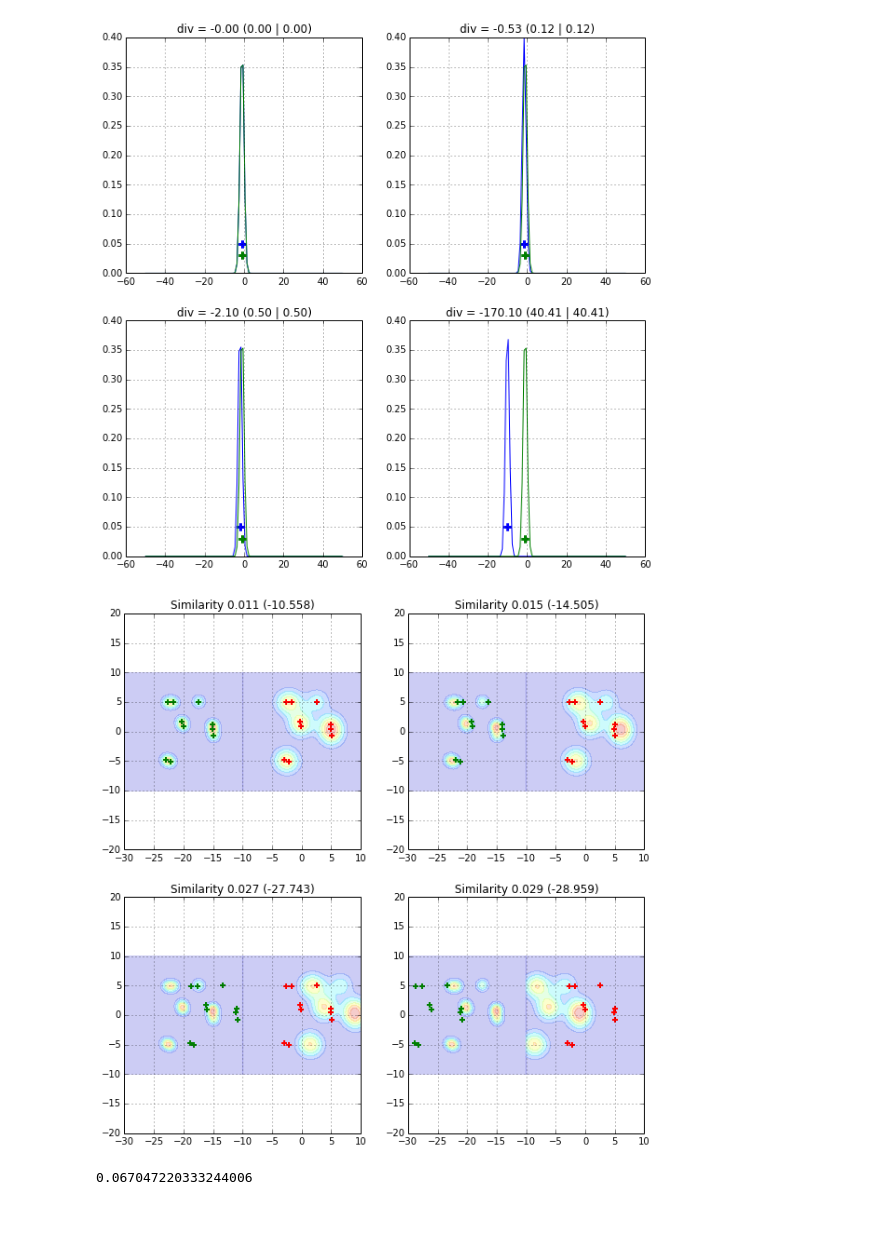
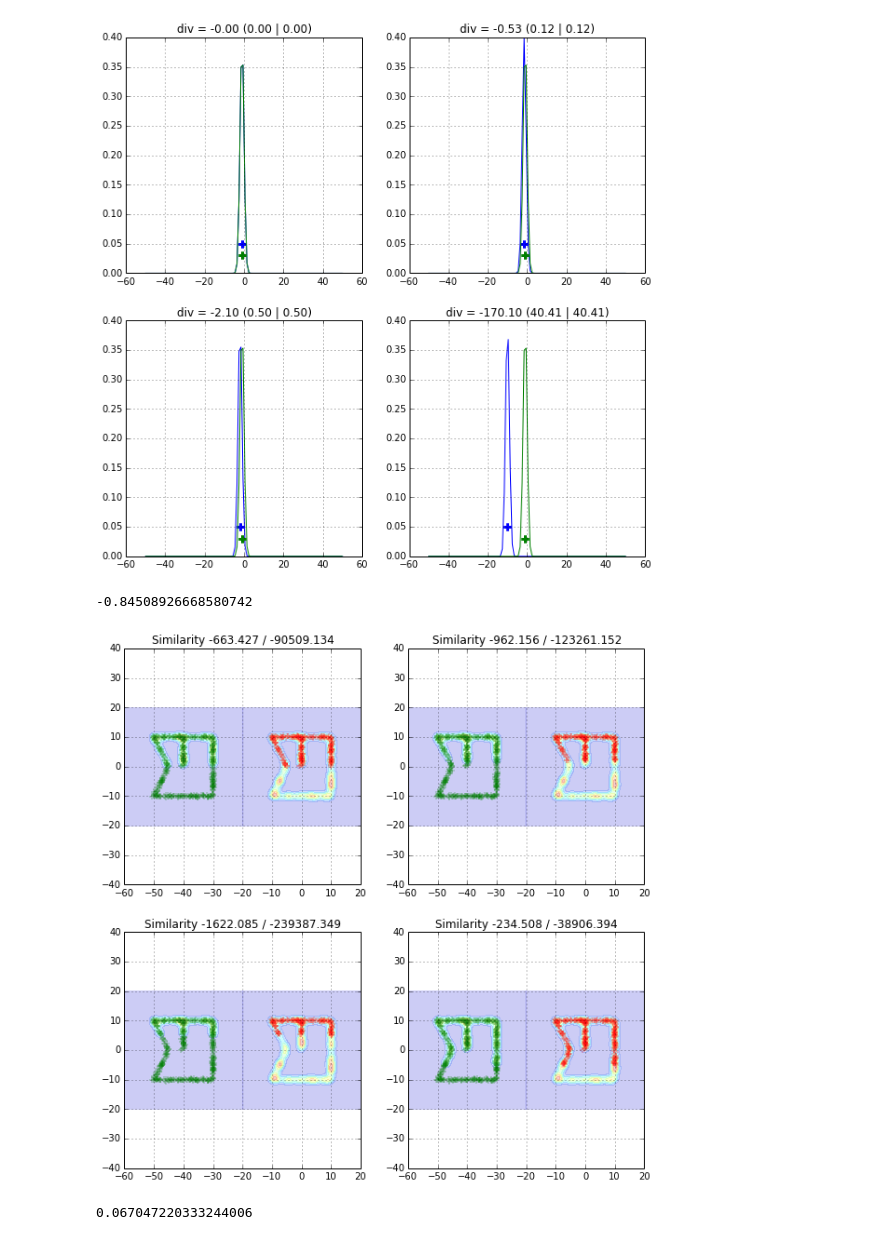
Before and after one commit to sisl/autoATC, a Jupyter notebook: MCMC/MCMC_toy.ipynb, the cells around one changed output. Cells and saved outputs as stored; diff of their text form; code cells hidden in the pictures.

Commit message:
falling back on simple score method ...

```diff
--- a/MCMC/MCMC_toy.ipynb
+++ b/MCMC/MCMC_toy.ipynb
@@ -274,9 +304,23 @@ def g2d(z):
     for mu in xy_m:
         v += mv_normal_pdf([z], mu[::-1], Tau_m)
     return v/len(xy_d)
+# %%
+from sklearn.neighbors import KDTree
+Ng = 200
+x = np.linspace(-20., 20., Ng)
+y = np.linspace(-20., 20., Ng)
+xx, yy = np.meshgrid(x, y)
+xy_grid = np.column_stack([xx.flatten(), yy.flatten()])
+
+
+
+def repopulate_tree(x, z):
+    tree_m = KDTree(x)
+    tree_d = KDTree(z)
+    gz2d_tree = tree_m.kernel_density(xy_grid, h=1, kernel='gaussian').reshape(Ng,Ng)
+    fz2d_tree = tree_d.kernel_density(xy_grid, h=1, kernel='gaussian').reshape(Ng,Ng)
+    return (fz2d_tree, gz2d_tree)
 # %%
-x = np.linspace(-10., 10., 100)
-y = np.linspace(-10., 10., 100)
 xx, yy = np.meshgrid(x, y, sparse=True)
 dz = x[1] - x[0]
 # %%
@@ -294,31 +338,42 @@ def repopulate():
 # %%
 xy_m = toy.xy_meas[:, :] * 1.0
 xy_d = toy.xy_points.value * 1.0
+# %%
+toy.scoreSimple(xy_d, xy_m)
+logSim2D(xy_d, xy_m)
+# %% [output]
+-0.84508926668580742
 # %%
-for (idx, fact) in enumerate([1., 2., 5., -5]):
-#     plt.subplot(2,2,idx+1)
+for (idx, fact) in enumerate([0., 2., 5., -5]):
+    plt.subplot(2,2,idx+1)
 #     xy_d = np.array([[0., 0.],[-0., -0.], [1., 1.]]);
 #     xy_d[2] *= fact
 #     if idx == 3:
 #         xy_d[1] += -5
 
 #     xy_d = 1.*xy_m; xy_d[:, 0] += 1 * (fact-1)
 
-    repopulate()
-    sim2D = similarity(fz2d, gz2d, dz*dz)
-    plt.title('Similarity %.3f (%.3f)'%(sim2D, 1e3*logSim2D(xy_d, xy_m)))
-    plt.contourf(x-20,y,gz2d, alpha=.2)
-    plt.plot(xy_d[:, 0]-20, xy_d[:, 1], marker='+', color='g', markeredgewidth=2, linestyle="")
+    xy_d = toy.xy_meas
 
-    plt.contourf(x,y,fz2d, alpha=.2)
-    plt.plot(xy_m[:, 0], xy_m[:, 1], marker='+', color='r', markeredgewidth=2, linestyle="")
+
+    xy_m = toy.xy_meas * 1.;
+    idx = xy_m[:, 1] > fact;
+    xy_m = xy_m[idx, :]
+
+    (fz2d_tree, gz2d_tree) = repopulate_tree(xy_m, xy_d)
+    #sim2D = similarity(fz2d, gz2d, dz*dz)
+    plt.title('Similarity %.3f / %.3f'%(toy.scoreSimple(xy_d, xy_m), logSim2D(xy_d, xy_m)))
+    plt.contourf(x-40,y,gz2d_tree, alpha=.2)
+    plt.plot(xy_d[:, 0]-40, xy_d[:, 1], marker='+', color='g', markeredgewidth=2, linestyle="", alpha=.2)
+
+    plt.contourf(x,y,fz2d_tree, alpha=.2)
+    plt.plot(xy_m[:, 0], xy_m[:, 1], marker='+', color='r', markeredgewidth=2, linestyle="", alpha=.2)
 
     plt.grid('on')
     plt.axis('equal')
-    plt.xlim([-30, 10])
-    #break
+    plt.xlim([-60, 20])
 # %% [output]
-[figure, old version]
+[figure, new version]
 # %%
 Sigma_x = Sigma_d; Sigma_z= Sigma_m
 
```
Also changed, not shown: parts of 47 cells of this notebook, 2 other files.
